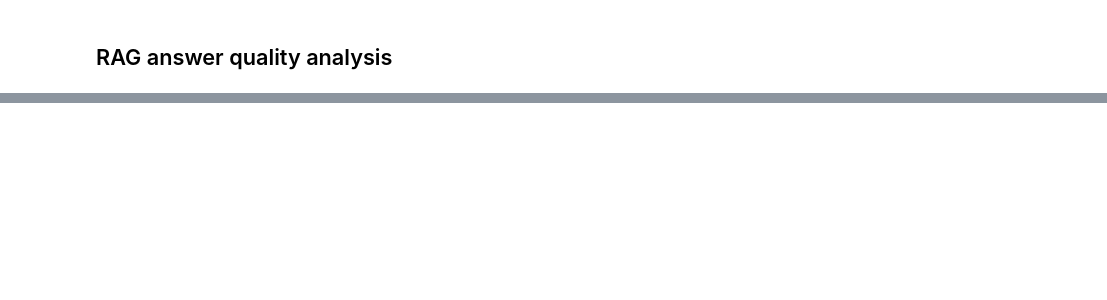
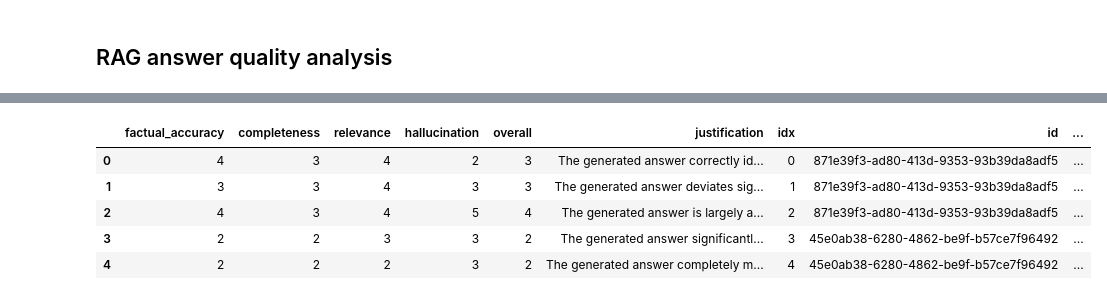
Before and after one commit to zjost/blog_code, a Jupyter notebook: llm_for_data/03_llm_virtual_judge.ipynb, the cells around one changed output, grey strips where cells are left out. Cells and saved outputs as stored; diff of their text form; code cells hidden in the pictures; blank space fills up the shorter version.

```diff
--- a/llm_for_data/03_llm_virtual_judge.ipynb
+++ b/llm_for_data/03_llm_virtual_judge.ipynb
@@ -260,0 +343,11 @@ print(json.dumps(virtual_judge_response.model_dump(), indent=4))
+# %%
+# parse jsonl file
+df_vj = pd.read_json(eval_filepath, lines=True)
+df_vj.head()
+# %% [output]
+|  | factual_accuracy | completeness | relevance | hallucination | overall | justification | idx | id | ... |
+| 0 | 4 | 3 | 4 | 2 | 3 | The generated answer correctly id... | 0 | 871e39f3-ad80-413d-9353-93b39da8adf5 | ... |
+| 1 | 3 | 3 | 4 | 3 | 3 | The generated answer deviates sig... | 1 | 871e39f3-ad80-413d-9353-93b39da8adf5 | ... |
+| 2 | 4 | 3 | 4 | 5 | 4 | The generated answer is largely a... | 2 | 871e39f3-ad80-413d-9353-93b39da8adf5 | ... |
+| 3 | 2 | 2 | 3 | 3 | 2 | The generated answer significantl... | 3 | 45e0ab38-6280-4862-be9f-b57ce7f96492 | ... |
+| 4 | 2 | 2 | 2 | 3 | 2 | The generated answer completely m... | 4 | 45e0ab38-6280-4862-be9f-b57ce7f96492 | ... |
```
Also changed, not shown: parts of 31 cells of this notebook, 2 other files.
